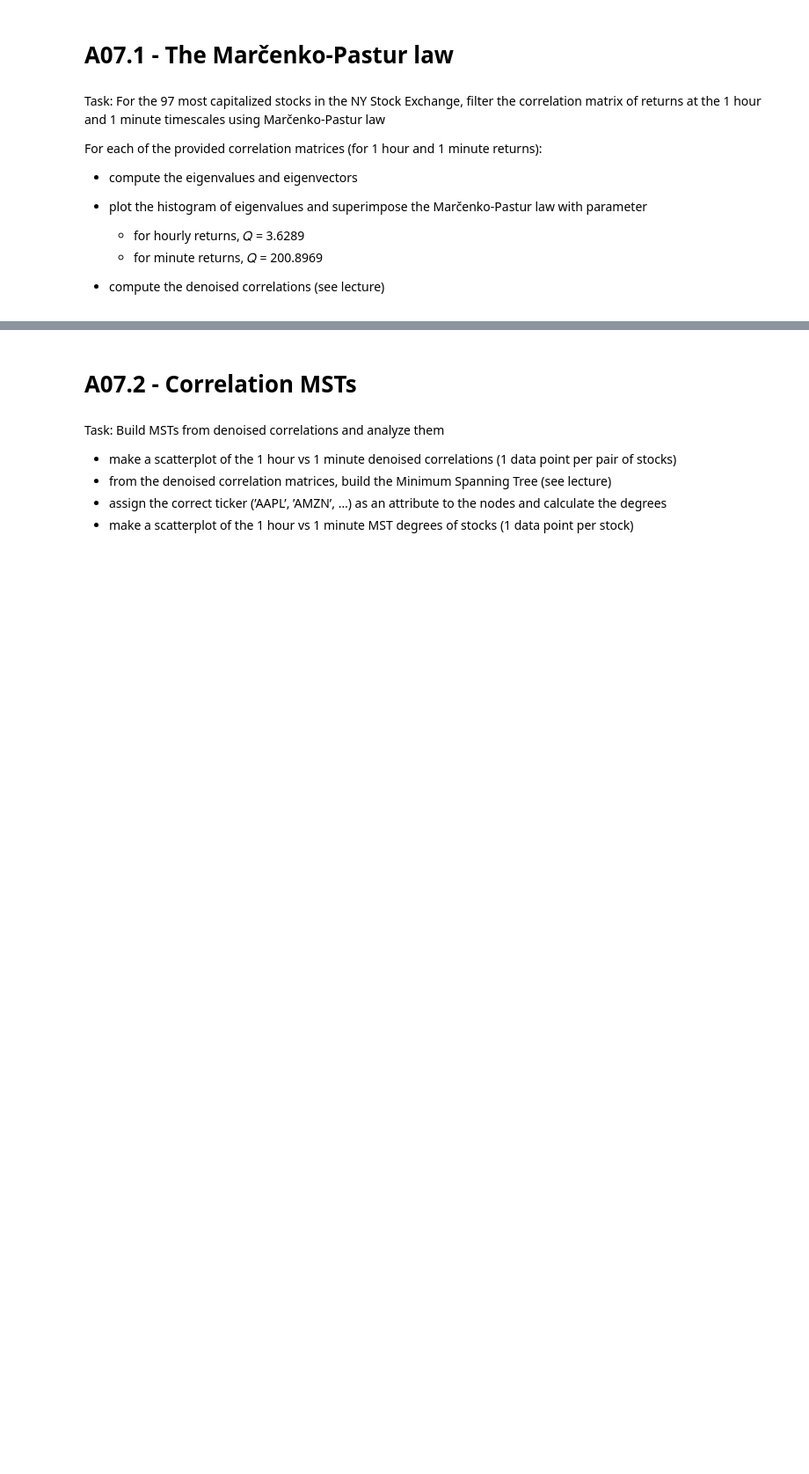
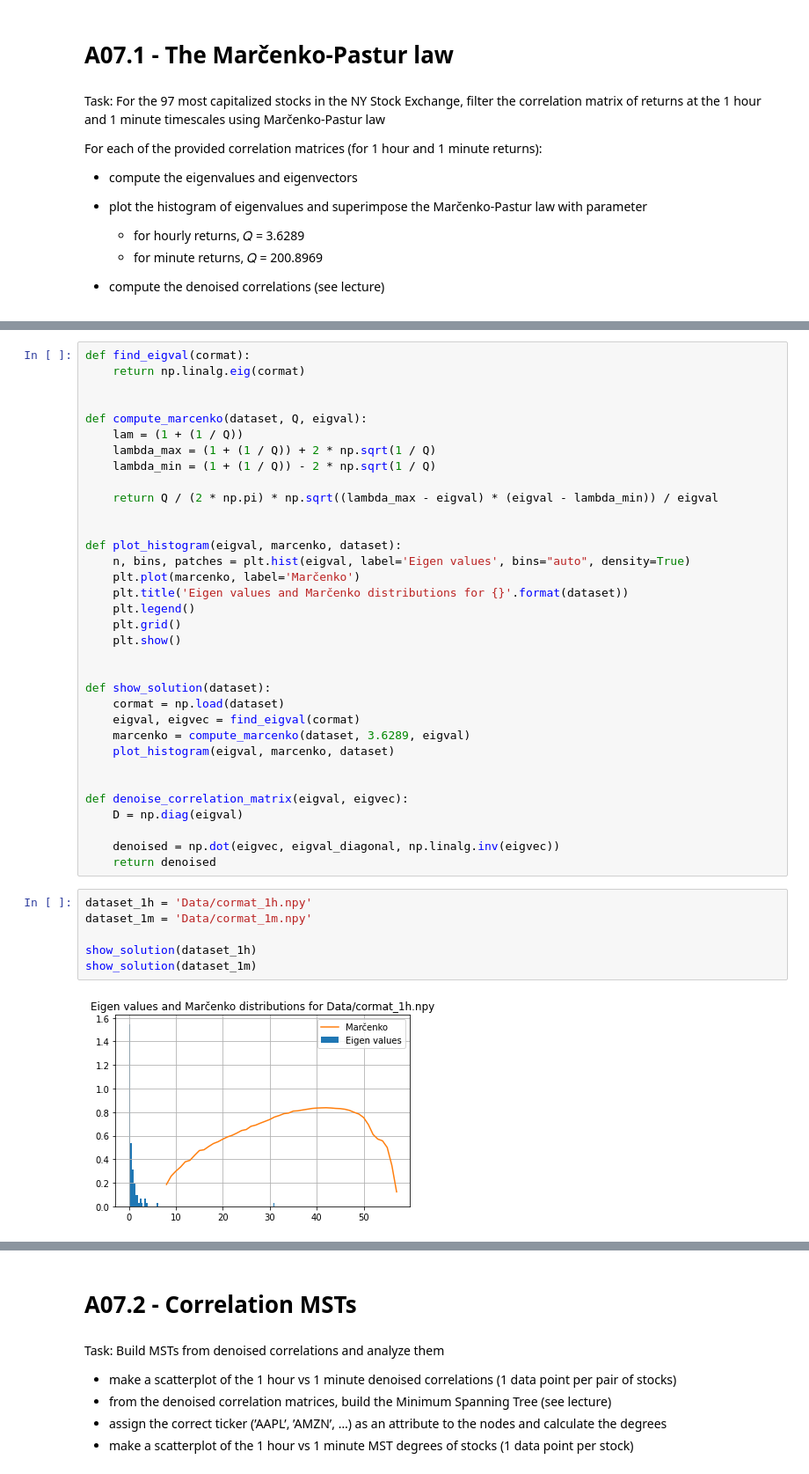
Before and after one commit to epura/NS, a Jupyter notebook: EX7/Pura_Eleonora_EX07.ipynb, the cells around one changed output, grey strips where cells are left out. Shown: that part at 88% size. Drawn from its saved outputs; the diff is of its cells as text; blank space fills up the shorter version.

```diff
--- a/EX7/Pura_Eleonora_EX07.ipynb
+++ b/EX7/Pura_Eleonora_EX07.ipynb
@@ -72,0 +32,42 @@ axs[1].grid(True)
+# %%
+def find_eigval(cormat):
+    return np.linalg.eig(cormat)
+
+
+def compute_marcenko(dataset, Q, eigval):
+    lam = (1 + (1 / Q))
+    lambda_max = (1 + (1 / Q)) + 2 * np.sqrt(1 / Q)
+    lambda_min = (1 + (1 / Q)) - 2 * np.sqrt(1 / Q)
+
+    return Q / (2 * np.pi) * np.sqrt((lambda_max - eigval) * (eigval - lambda_min)) / eigval
+
+
+def plot_histogram(eigval, marcenko, dataset):
+    n, bins, patches = plt.hist(eigval, label='Eigen values', bins="auto", density=True)
+    plt.plot(marcenko, label='Marčenko')
+    plt.title('Eigen values and Marčenko distributions for {}'.format(dataset))
+    plt.legend()
+    plt.grid()
+    plt.show()
+
+
+def show_solution(dataset):
+    cormat = np.load(dataset)
+    eigval, eigvec = find_eigval(cormat)
+    marcenko = compute_marcenko(dataset, 3.6289, eigval)
+    plot_histogram(eigval, marcenko, dataset)
+
+
+def denoise_correlation_matrix(eigval, eigvec):
+    D = np.diag(eigval)
+
+    denoised = np.dot(eigvec, eigval_diagonal, np.linalg.inv(eigvec))
+    return denoised
+# %%
+dataset_1h = 'Data/cormat_1h.npy'
+dataset_1m = 'Data/cormat_1m.npy'
+
+show_solution(dataset_1h)
+show_solution(dataset_1m)
+# %% [output]
+[figure, added]
```
Also changed, not shown: parts of 2 cells of this notebook.
